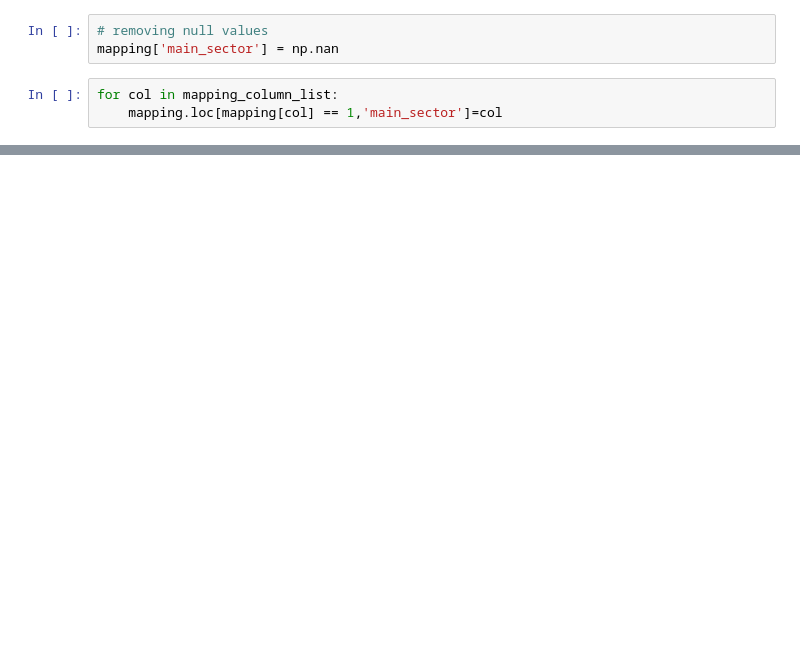
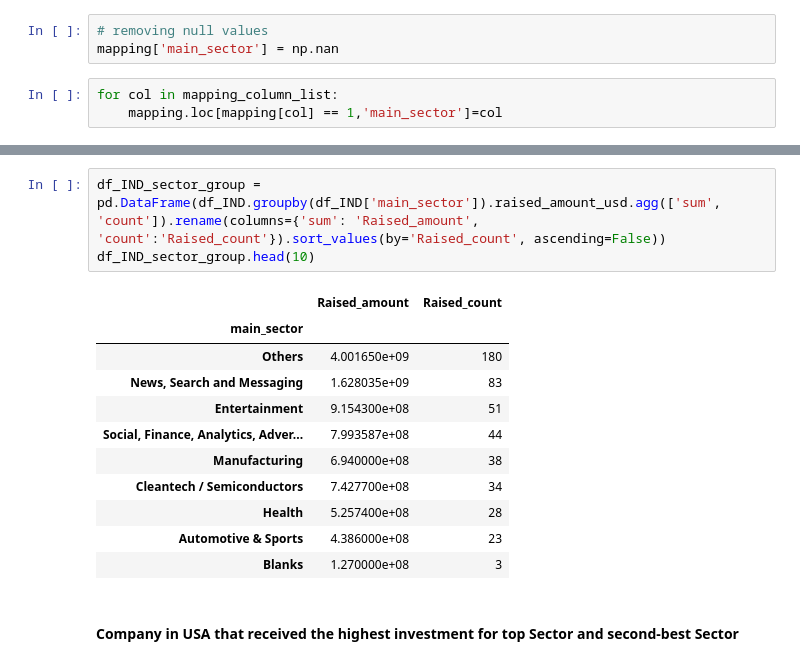
Before and after one commit to paridhimaheshwari/effective_investment_strategies, a Jupyter notebook: investment_funding.ipynb, the cells around one changed output, grey strips where cells are left out. Cells and saved outputs as stored; diff of their text form; blank space fills up the shorter version.

```diff
--- a/investment_funding.ipynb
+++ b/investment_funding.ipynb
@@ -243,0 +509,17 @@ mapping.head()
+# %%
+df_IND_sector_group = pd.DataFrame(df_IND.groupby(df_IND['main_sector']).raised_amount_usd.agg(['sum', 'count']).rename(columns={'sum': 'Raised_amount', 'count':'Raised_count'}).sort_values(by='Raised_count', ascending=False))
+df_IND_sector_group.head(10)
+# %% [output]
+|  | Raised_amount | Raised_count |
+| main_sector |  |  |
+| Others | 4.001650e+09 | 180 |
+| News, Search and Messaging | 1.628035e+09 | 83 |
+| Entertainment | 9.154300e+08 | 51 |
+| Social, Finance, Analytics, Adver... | 7.993587e+08 | 44 |
+| Manufacturing | 6.940000e+08 | 38 |
+| Cleantech / Semiconductors | 7.427700e+08 | 34 |
+| Health | 5.257400e+08 | 28 |
+| Automotive & Sports | 4.386000e+08 | 23 |
+| Blanks | 1.270000e+08 | 3 |
+# %% [markdown]
+#### Company in USA that  received the highest investment for top Sector and second-best Sector
```
Also changed, not shown: parts of 52 cells of this notebook.
